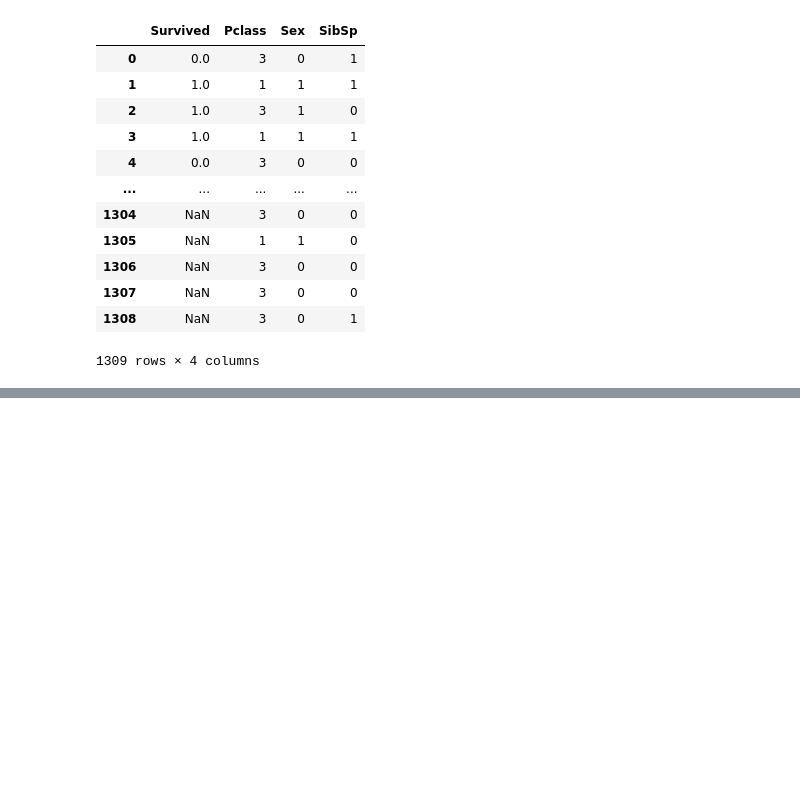
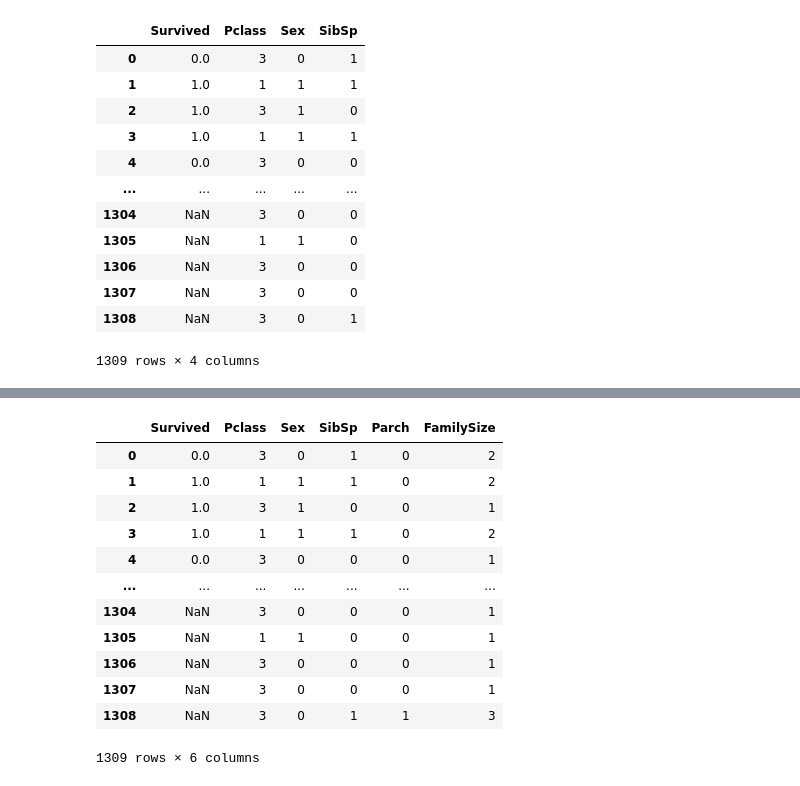
Before and after one commit to Alicia-Alexia/kaggle_titanic, a Jupyter notebook: Untitled.ipynb, the cells around one changed output, grey strips where cells are left out. Drawn from its saved outputs; the diff is of its cells as text; code cells hidden in the pictures; blank space fills up the shorter version.

```diff
--- a/Untitled.ipynb
+++ b/Untitled.ipynb
@@ -271,0 +295,4 @@ df
+# %%
+# # Adicionando a coluna Parch no dataframe df
+df['Parch'] = titanic_df['Parch']
+df
@@ -271,0 +315,4 @@ df
+# %%
+# Criação de uma nova coluna no dataframe titanic_df, representando o tamanho da familia de cada passageiro
+titanic_df['FamilySize'] = titanic_df['SibSp'] + titanic_df['Parch'] + 1
+titanic_df.head(3)
@@ -271,0 +324,18 @@ df
+# %%
+# # Adicionando a coluna FamilySize no dataframe df
+df['FamilySize'] = titanic_df['FamilySize']
+df
+# %% [output]
+|  | Survived | Pclass | Sex | SibSp | Parch | FamilySize |
+| 0 | 0.0 | 3 | 0 | 1 | 0 | 2 |
+| 1 | 1.0 | 1 | 1 | 1 | 0 | 2 |
+| 2 | 1.0 | 3 | 1 | 0 | 0 | 1 |
+| 3 | 1.0 | 1 | 1 | 1 | 0 | 2 |
+| 4 | 0.0 | 3 | 0 | 0 | 0 | 1 |
+| ... | ... | ... | ... | ... | ... | ... |
+| 1304 | NaN | 3 | 0 | 0 | 0 | 1 |
+| 1305 | NaN | 1 | 1 | 0 | 0 | 1 |
+| 1306 | NaN | 3 | 0 | 0 | 0 | 1 |
+| 1307 | NaN | 3 | 0 | 0 | 0 | 1 |
+| 1308 | NaN | 3 | 0 | 1 | 1 | 3 |
+1309 rows × 6 columns
```
Also changed, not shown: parts of 5 cells of this notebook.
